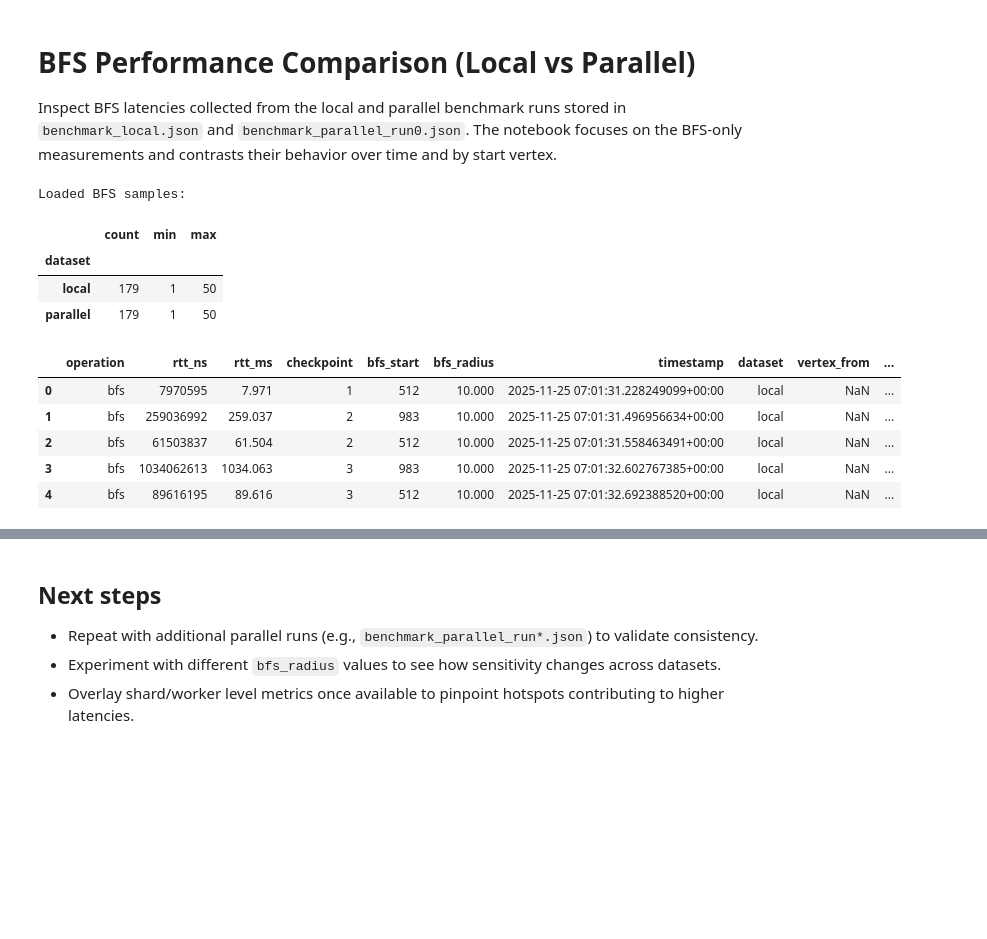
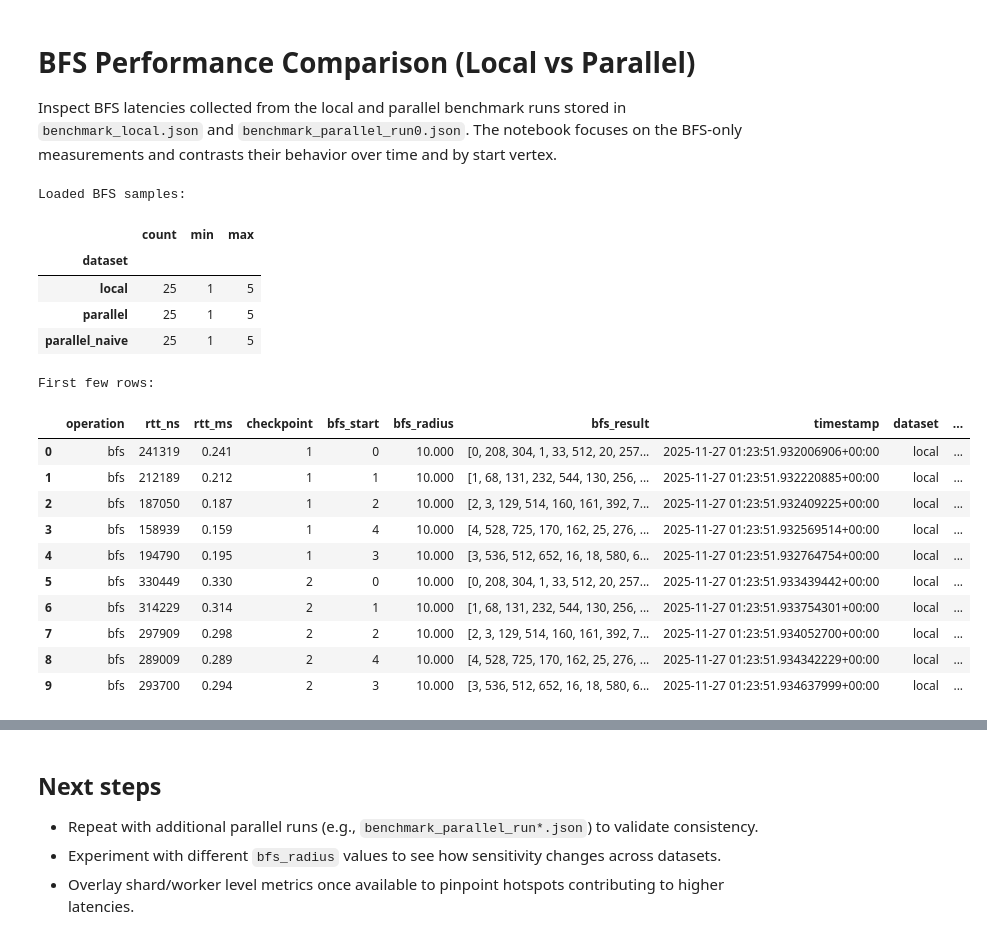
Before and after one commit to pjavanrood/tinygraph, a Jupyter notebook: notebooks/bfs_performance_comparison.ipynb, the cells around one changed output, grey strips where cells are left out. Cells and saved outputs as stored; diff of their text form; code cells hidden in the pictures; blank space fills up the shorter version.

Commit message:
feat: optimized bfs + benchmarking

```diff
--- a/notebooks/bfs_performance_comparison.ipynb
+++ b/notebooks/bfs_performance_comparison.ipynb
@@ -16,8 +16,9 @@ pd.set_option("display.max_rows", 20)
 pd.options.display.float_format = "{:.3f}".format
 # %%
 DATA_ROOT = Path("/home/parshan/tinygraph")
-LOCAL_PATH = DATA_ROOT / "benchmark_local_0.json"
-PARALLEL_PATH = DATA_ROOT / "benchmark_parallel_run0.json"
+LOCAL_PATH = DATA_ROOT / "benchmark_local.json"
+PARALLEL_PATH = DATA_ROOT / "benchmark_parallel_optimized.json"
+PARALLEL_NAIVE_PATH = DATA_ROOT / "benchmark_parallel_naive.json"
 
 
 def load_bfs_measurements(path: Path, label: str):
@@ -36,7 +37,14 @@ def load_bfs_measurements(path: Path, label: str):
 
     bfs_df["dataset"] = label
     bfs_df["timestamp"] = pd.to_datetime(bfs_df["timestamp"], utc=True)
+
+    # Convert rtt_ms to float, and if it's 0 or missing, calculate from rtt_ns
     bfs_df["rtt_ms"] = bfs_df["rtt_ms"].astype(float)
+    if "rtt_ns" in bfs_df.columns:
+        # Convert nanoseconds to milliseconds where rtt_ms is 0 or missing
+        mask = (bfs_df["rtt_ms"] == 0) | bfs_df["rtt_ms"].isna()
+        bfs_df.loc[mask, "rtt_ms"] = bfs_df.loc[mask, "rtt_ns"].astype(float) / 1_000_000
+
     bfs_df["checkpoint"] = bfs_df["checkpoint"].astype(int)
     bfs_df = bfs_df.sort_values(["checkpoint", "timestamp"]).reset_index(drop=True)
 
@@ -44,27 +52,36 @@ def load_bfs_measurements(path: Path, label: str):
 # %%
 local_bfs, local_cfg, local_summary = load_bfs_measurements(LOCAL_PATH, "local")
 parallel_bfs, parallel_cfg, parallel_summary = load_bfs_measurements(PARALLEL_PATH, "parallel")
+parallel_naive_bfs, parallel_naive_cfg, parallel_naive_summary = load_bfs_measurements(PARALLEL_NAIVE_PATH, "parallel_naive")
 
-bfs_df = pd.concat([local_bfs, parallel_bfs], ignore_index=True)
+bfs_df = pd.concat([local_bfs, parallel_bfs, parallel_naive_bfs], ignore_index=True)
 
 print("Loaded BFS samples:")
 display(
     bfs_df.groupby("dataset")["checkpoint"].agg(["count", "min", "max"])
 )
 
-bfs_df.head()
+print("\nFirst few rows:")
+display(bfs_df.head(10))
 # %% [output]
 Loaded BFS samples:
 |  | count | min | max |
 | dataset |  |  |  |
-| local | 179 | 1 | 50 |
-| parallel | 179 | 1 | 50 |
+| local | 25 | 1 | 5 |
+| parallel | 25 | 1 | 5 |
+| parallel_naive | 25 | 1 | 5 |
+First few rows:
-|  | operation | rtt_ns | rtt_ms | checkpoint | bfs_start | bfs_radius | timestamp | dataset | vertex_from | ... |
-| 0 | bfs | 7970595 | 7.971 | 1 | 512 | 10.000 | 2025-11-25 07:01:31.228249099+00:00 | local | NaN | ... |
-| 1 | bfs | 259036992 | 259.037 | 2 | 983 | 10.000 | 2025-11-25 07:01:31.496956634+00:00 | local | NaN | ... |
-| 2 | bfs | 61503837 | 61.504 | 2 | 512 | 10.000 | 2025-11-25 07:01:31.558463491+00:00 | local | NaN | ... |
-| 3 | bfs | 1034062613 | 1034.063 | 3 | 983 | 10.000 | 2025-11-25 07:01:32.602767385+00:00 | local | NaN | ... |
-| 4 | bfs | 89616195 | 89.616 | 3 | 512 | 10.000 | 2025-11-25 07:01:32.692388520+00:00 | local | NaN | ... |
+|  | operation | rtt_ns | rtt_ms | checkpoint | bfs_start | bfs_radius | bfs_result | timestamp | dataset | ... |
+| 0 | bfs | 241319 | 0.241 | 1 | 0 | 10.000 | [0, 208, 304, 1, 33, 512, 20, 257... | 2025-11-27 01:23:51.932006906+00:00 | local | ... |
+| 1 | bfs | 212189 | 0.212 | 1 | 1 | 10.000 | [1, 68, 131, 232, 544, 130, 256, ... | 2025-11-27 01:23:51.932220885+00:00 | local | ... |
+| 2 | bfs | 187050 | 0.187 | 1 | 2 | 10.000 | [2, 3, 129, 514, 160, 161, 392, 7... | 2025-11-27 01:23:51.932409225+00:00 | local | ... |
+| 3 | bfs | 158939 | 0.159 | 1 | 4 | 10.000 | [4, 528, 725, 170, 162, 25, 276, ... | 2025-11-27 01:23:51.932569514+00:00 | local | ... |
+| 4 | bfs | 194790 | 0.195 | 1 | 3 | 10.000 | [3, 536, 512, 652, 16, 18, 580, 6... | 2025-11-27 01:23:51.932764754+00:00 | local | ... |
+| 5 | bfs | 330449 | 0.330 | 2 | 0 | 10.000 | [0, 208, 304, 1, 33, 512, 20, 257... | 2025-11-27 01:23:51.933439442+00:00 | local | ... |
+| 6 | bfs | 314229 | 0.314 | 2 | 1 | 10.000 | [1, 68, 131, 232, 544, 130, 256, ... | 2025-11-27 01:23:51.933754301+00:00 | local | ... |
+| 7 | bfs | 297909 | 0.298 | 2 | 2 | 10.000 | [2, 3, 129, 514, 160, 161, 392, 7... | 2025-11-27 01:23:51.934052700+00:00 | local | ... |
+| 8 | bfs | 289009 | 0.289 | 2 | 4 | 10.000 | [4, 528, 725, 170, 162, 25, 276, ... | 2025-11-27 01:23:51.934342229+00:00 | local | ... |
+| 9 | bfs | 293700 | 0.294 | 2 | 3 | 10.000 | [3, 536, 512, 652, 16, 18, 580, 6... | 2025-11-27 01:23:51.934637999+00:00 | local | ... |
 # %%
 def summarize_dataset(df: pd.DataFrame) -> pd.DataFrame:
     return (
```
Also changed, not shown: parts of 9 cells of this notebook, 36 other files.
